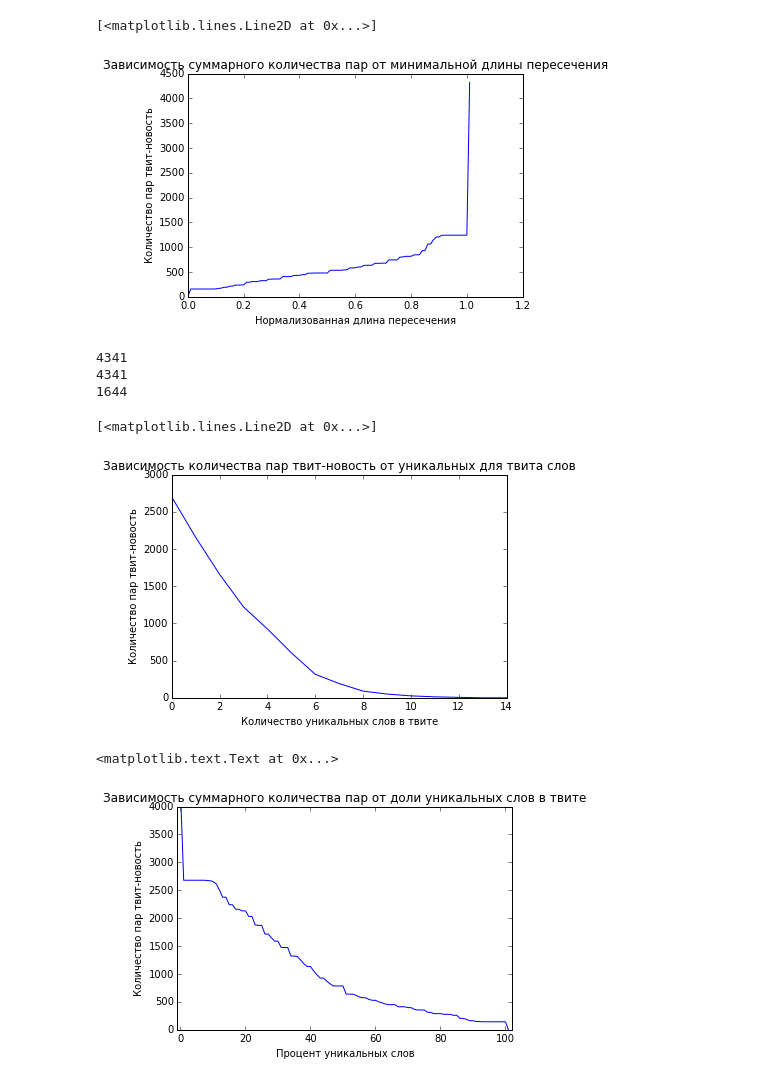
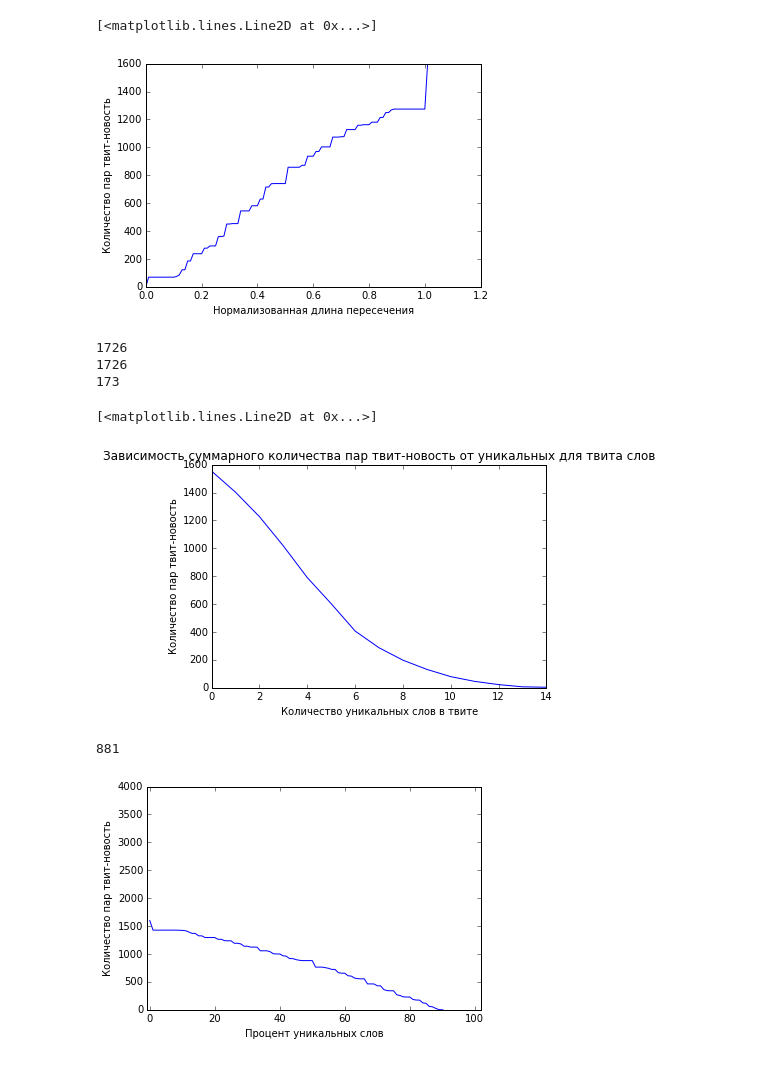
Before and after one commit to art-vybor/twnews, a Jupyter notebook: notebooks/dataset_problem.ipynb, the cells around one changed output. Drawn from its saved outputs; the diff is of its cells as text; code cells hidden in the pictures.

```diff
--- a/notebooks/dataset_problem.ipynb
+++ b/notebooks/dataset_problem.ipynb
@@ -10,7 +10,7 @@ from twnews.utils.memoize import load
 from twnews.utils.text_processors import to_unicode, is_word
 from nltk.tokenize import word_tokenize
 
-dataset = load('dataset')
+dataset = load('dataset_manual_0.0', '/home/avybornov/twnews_data_april/gold_dataset')
 stopwords = stopwords.words('russian')
 # %%
 def split_text(text):
@@ -20,8 +20,8 @@ def split_text(text):
     words = filter(lambda x: x not in stopwords, words)
     return set(words)
 
-tweets = dataset.tweets.get_dataset_texts()
-news = dataset.news.get_dataset_texts()
+tweets = dataset.tweets.get_documents()
+news = dataset.news.get_documents()
 print len(tweets), len(news)
 
 # tweets_dict = {}
@@ -133,13 +129,13 @@ plt.hist(intersection_lengths_normalized_by_news)
 import numpy as np
 X = np.arange(0,1.02,0.01)
 Y = [len(filter(lambda score: score < x, intersection_lengths_normalized_by_news)) for x in X]
-plt.title(u'Зависимость суммарного количества пар от минимальной длины пересечения')
+#plt.title(u'Зависимость суммарного количества пар от минимальной длины пересечения')
 plt.xlabel(u'Нормализованная длина пересечения')
 plt.ylabel(u'Количество пар твит-новость')
 plt.plot(X,Y)
 # %% [output]
 [<matplotlib.lines.Line2D at 0x...>]
-[figure, old version]
+[figure, new version]
 # %%
 def prnt(l):
     for x,s in l:
@@ -172,9 +168,9 @@ print len(unique_tweets_normalized_by_tweets)
 #print len([ x for x in intersection_lengths_normalized_by_tweets if x < 1.0])
 print len([x for x in unique_tweets if x == 0])
 # %% [output]
-4341
-4341
-1644
+1726
+1726
+173
 # %%
 import numpy as np
 X = np.arange(0,15,1)
@@ -185,21 +181,23 @@ plt.ylabel(u'Количество пар твит-новость')
 plt.plot(X,Y)
 # %% [output]
 [<matplotlib.lines.Line2D at 0x...>]
-[figure, old version]
+[figure, new version]
 # %%
 import numpy as np
 X = np.arange(0,1.02,0.01)
 Y = [len(filter(lambda score: score < x, unique_tweets_normalized_by_tweets)) for x in X]
 X = map(lambda x: x*100, X)
 Y = map(lambda y: len(tweets)-y,Y)
 plt.plot(X,Y)
 
 plt.axis([-1, 102, -1, 4000])
-plt.title(u'Зависимость суммарного количества пар от доли уникальных слов в твите')
+#plt.title(u'Зависимость суммарного количества пар от доли уникальных слов в твите')
 plt.xlabel(u'Процент уникальных слов')
 plt.ylabel(u'Количество пар твит-новость')
+plt.savefig('dataset_manual_unique_words_percent.png', dpi=1000)
 
+print Y[50]
 # plt.hist(map(lambda x: x*100, unique_tweets_normalized_by_tweets), 20)
 # %% [output]
-<matplotlib.text.Text at 0x...>
+881
-[figure, old version]
+[figure, new version]
```
Also changed, not shown: parts of 5 cells of this notebook, 21 other files.
